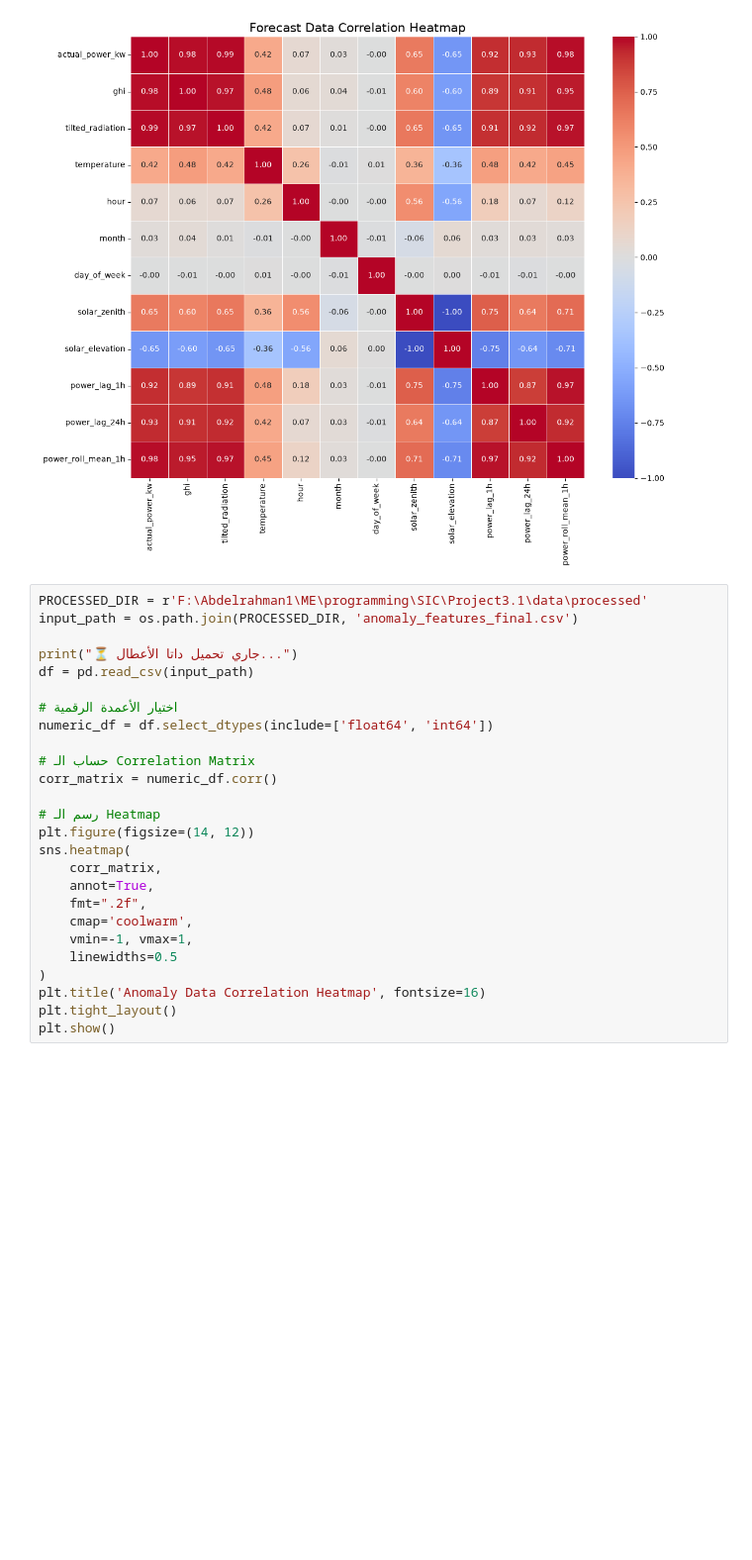
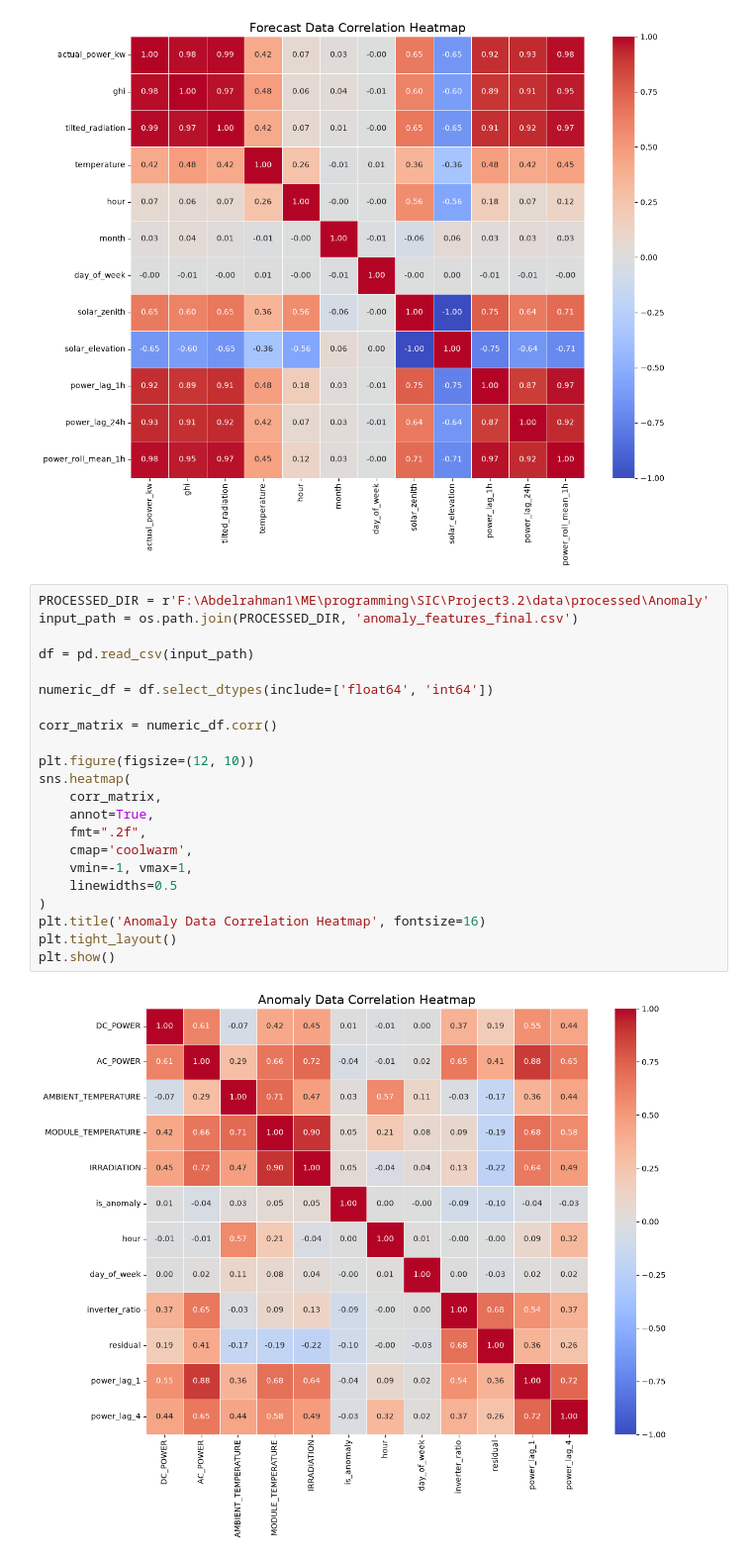
Before and after one commit to abdelrahman-adel111/Solar-AI-Platform-Renewable-Generation-Yield-Grid-Load-Anomaly-Intelligence, a Jupyter notebook: notebooks/Feature Engineering.ipynb, the cells around one changed output. Shown at 99% size. Cells and saved outputs as stored; diff of their text form; blank space fills up the shorter version.

```diff
--- a/notebooks/Feature Engineering.ipynb
+++ b/notebooks/Feature Engineering.ipynb
@@ -149,28 +149,26 @@ plt.show()
 # %% [output]
 [figure]
 # %%
-PROCESSED_DIR = r'F:\Abdelrahman1\ME\programming\SIC\Project3.1\data\processed'
+PROCESSED_DIR = r'F:\Abdelrahman1\ME\programming\SIC\Project3.2\data\processed\Anomaly'
 input_path = os.path.join(PROCESSED_DIR, 'anomaly_features_final.csv')
 
-print("⏳ جاري تحميل داتا الأعطال...")
 df = pd.read_csv(input_path)
 
-# اختيار الأعمدة الرقمية
 numeric_df = df.select_dtypes(include=['float64', 'int64'])
 
-# حساب الـ Correlation Matrix
 corr_matrix = numeric_df.corr()
 
-# رسم الـ Heatmap
-plt.figure(figsize=(14, 12))
+plt.figure(figsize=(12, 10))
 sns.heatmap(
     corr_matrix,
     annot=True,
     fmt=".2f",
     cmap='coolwarm',
     vmin=-1, vmax=1,
     linewidths=0.5
 )
 plt.title('Anomaly Data Correlation Heatmap', fontsize=16)
 plt.tight_layout()
 plt.show()
+# %% [output]
+[figure, added]
```
